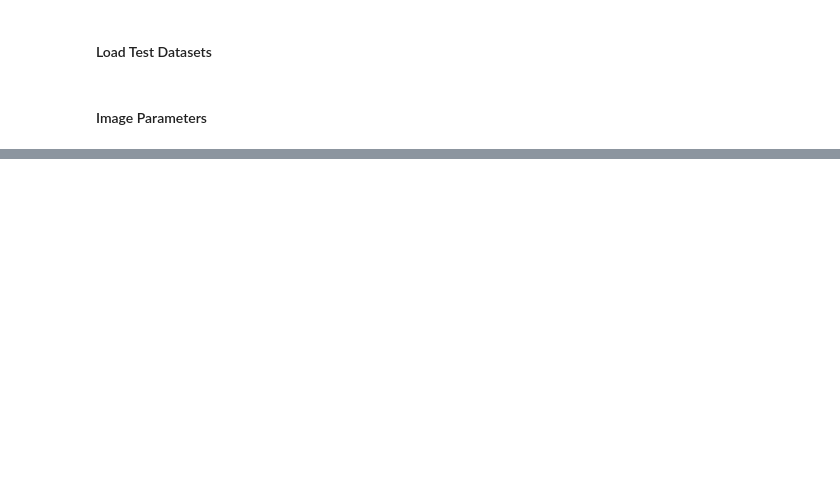
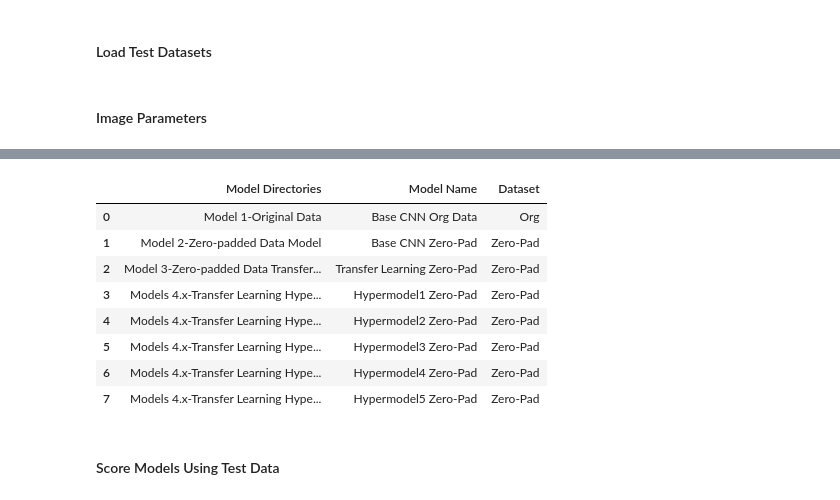
Before and after one commit to clementchen163/Corn-Leaf-Disease, a Jupyter notebook: 3. Model Selection/Model selection.ipynb, the cells around one changed output, grey strips where cells are left out. Saved outputs shown, nothing was run; the diff lists cells and outputs as text; code cells hidden in the pictures; blank space fills up the shorter version.

```diff
--- a/3. Model Selection/Model selection.ipynb
+++ b/3. Model Selection/Model selection.ipynb
@@ -155,0 +65,20 @@ a=pd.DataFrame(data)
+# %%
+model_names = ['Base CNN Org Data', 'Base CNN Zero-Pad', 'Transfer Learning Zero-Pad',
+               'Hypermodel1 Zero-Pad', 'Hypermodel2 Zero-Pad', 'Hypermodel3 Zero-Pad',
+               'Hypermodel4 Zero-Pad', 'Hypermodel5 Zero-Pad']
+dataset = ['Org', 'Zero-Pad', 'Zero-Pad', 'Zero-Pad', 'Zero-Pad', 'Zero-Pad', 'Zero-Pad', 'Zero-Pad']
+model_dict = {'Model Directories':model_dir, 'Model Name':model_names, 'Dataset':dataset}
+model_frame=pd.DataFrame(model_dict)
+model_frame
+# %% [output]
+|  | Model Directories | Model Name | Dataset |
+| 0 | Model 1-Original Data | Base CNN Org Data | Org |
+| 1 | Model 2-Zero-padded Data Model | Base CNN Zero-Pad | Zero-Pad |
+| 2 | Model 3-Zero-padded Data Transfer... | Transfer Learning Zero-Pad | Zero-Pad |
+| 3 | Models 4.x-Transfer Learning Hype... | Hypermodel1 Zero-Pad | Zero-Pad |
+| 4 | Models 4.x-Transfer Learning Hype... | Hypermodel2 Zero-Pad | Zero-Pad |
+| 5 | Models 4.x-Transfer Learning Hype... | Hypermodel3 Zero-Pad | Zero-Pad |
+| 6 | Models 4.x-Transfer Learning Hype... | Hypermodel4 Zero-Pad | Zero-Pad |
+| 7 | Models 4.x-Transfer Learning Hype... | Hypermodel5 Zero-Pad | Zero-Pad |
+# %% [markdown]
+#### Score Models Using Test Data
```
Also changed, not shown: parts of 44 cells of this notebook, 1 other file.
